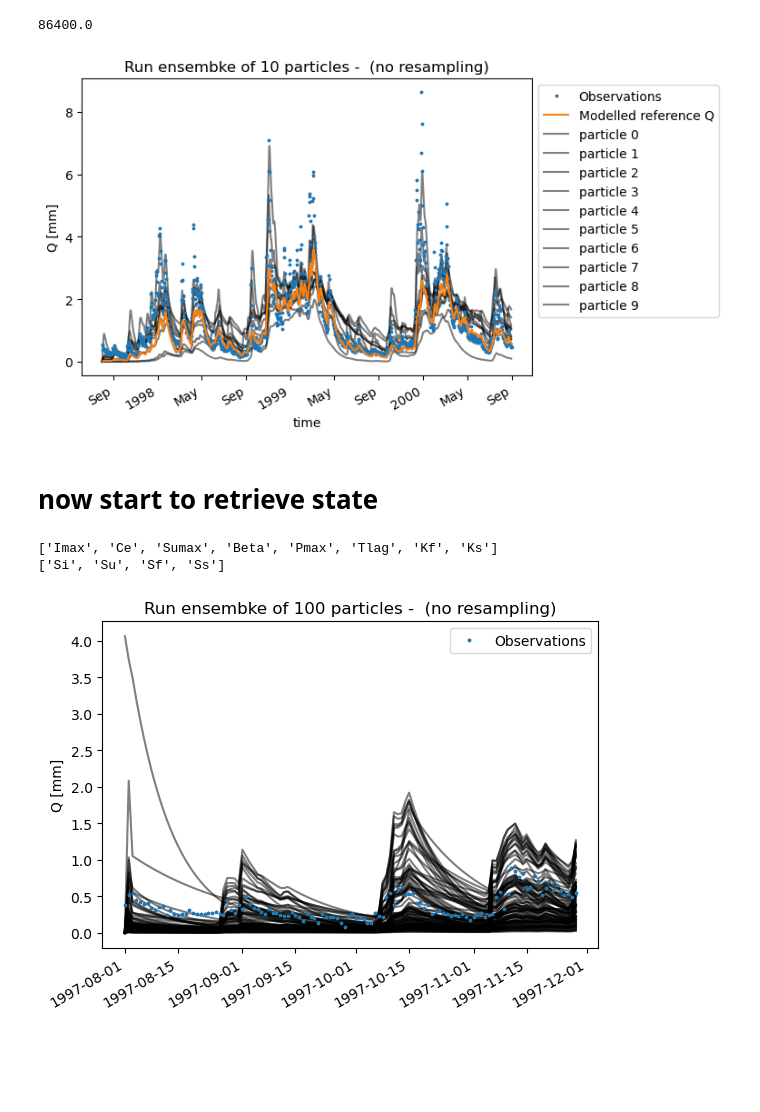
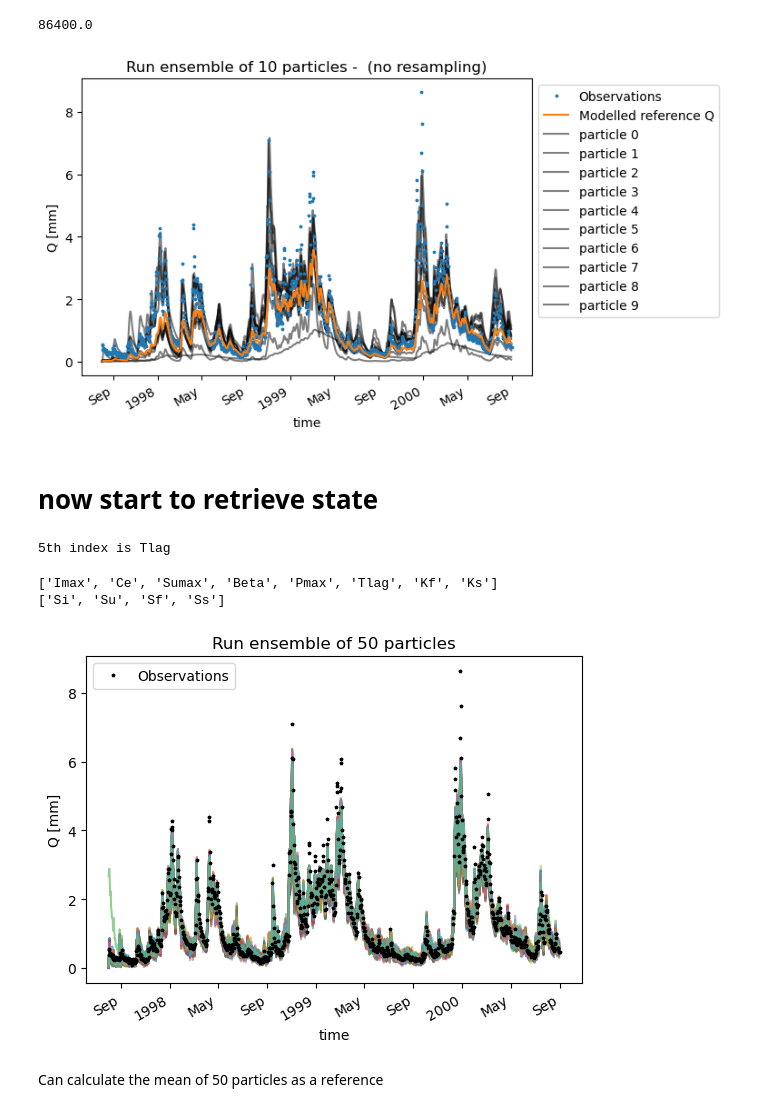
Before and after one commit to Daafip/Msc-Thesis-Notebooks, a Jupyter notebook: 2. Run first DA HBV.ipynb, the cells around one changed output. Saved outputs shown, nothing was run; the diff lists cells and outputs as text; code cells hidden in the pictures; blank space fills up the shorter version.

```diff
--- a/2. Run first DA HBV.ipynb
+++ b/2. Run first DA HBV.ipynb
@@ -156,12 +167,12 @@ df_ensemble = pd.DataFrame(data=Q_m_arr.T,index=time,columns=[f'particle {n}' fo
 fig, ax = plt.subplots(1,1)
 ds["Q"].plot(ax=ax,lw=0,marker="*",ms=2.5,zorder=0,label="Observations")
 ax.plot(df.index, Q_m_in_ref[1:],label="Modelled reference Q");
-df_ensemble.plot(ax=ax,color="k",alpha=0.5,zorder=-1)
 ax.legend(bbox_to_anchor=(1,1))
+df_ensemble.plot(ax=ax,color="k",alpha=0.5,zorder=-1,legend=False)
 ax.set_ylabel("Q [mm]")
 ax.set_title(f"Run ensemble of {n_particles} particles -  (no resampling)");
 # %% [output]
-[figure, old version]
+[figure, new version]
 # %% [markdown]
 # now start to retrieve state
 # %%
@@ -206,7 +209,7 @@ def generate_weights(Q_m_at_ts, obs):
 def add_noise(like_sigma):
     return rng.normal(loc=0, scale=like_sigma)   # log normal so can't go to 0 ?
 # %%
-n_particles = 100
+n_particles = 50 # 50 seems max for current setup :P
 # %%
 # https://stackoverflow.com/questions/65272764/ports-are-not-available-listen-tcp-0-0-0-0-50070-bind-an-attempt-was-made-to
 # %%
@@ -220,6 +223,12 @@ n_param_terms = len(param_names)
 Q_m_arr = np.zeros((n_particles, n_timesteps))
 storage_terms_arr = np.zeros((n_particles, n_timesteps, n_storage_terms))
 parameter_terms_arr = np.zeros((n_particles, n_timesteps, n_param_terms))
+t_lag_max = 20 # for now?
+index_t_lag = 5 # fith parameter (base 0)
+print(f'{index_t_lag}th index is {param_names[index_t_lag]}')
+lag_vector_memory_arr = np.zeros((n_particles, n_timesteps,t_lag_max))
+# %% [output]
+5th index is Tlag
 # %%
 print(param_names)
 print(stor_names)
@@ -231,16 +240,22 @@ time = []
 t_index = 0
  # running for whole timeseries takes long, just do first couple of months to see inpact
 n_days = 120
-while ref_model.time < ref_model.start_time + n_days * ref_model.time_step:
+# while ref_model.time < ref_model.start_time + n_days * ref_model.time_step:
+while ref_model.time < ref_model.end_time:
     time.append(pd.Timestamp(ref_model.time_as_datetime.date()))
 
     # run model forward
     for m_index, ensembleMember in enumerate(ensemble):
         ensembleMember.update()
-        # get
+        # get model, storage and paramers
         Q_m_arr[m_index, t_index] = ensembleMember.get_value("Q_m")[0] # 1 observation per ensemble member - TODO: would be great to just do this in one go!
-        storage_terms_arr[m_index, t_index] = np.array([ensembleMember.get_value(storage) for storage in stor_names]).flatten()
-        parameter_terms_arr[m_index, t_index] = np.array([ensembleMember.get_value(parameter) for parameter in param_names]).flatten()
+        storage_terms_arr[m_index, t_index] = np.array([ensembleMember.get_value(storage) for storage in stor_names]).flatten().copy()
+        parameter_terms_arr[m_index, t_index] = np.array([ensembleMember.get_value(parameter) for parameter in param_names]).flatten().copy()
+
+        # get the memory vector
+        t_lag = int(parameter_terms_arr[m_index, t_index, index_t_lag])
+        lag_vector_memory_arr[m_index, t_index, :t_lag] = np.array([ensembleMember.get_value(f"memory_vector{i}") for i in range(t_lag)]).flatten()
+
 
     Q_obs = ds.sel(time=np.asarray(np.array([ref_model.time]), dtype='datetime64[s]'))["Q"].values # get observed value from xarray
     likelihood = generate_weights(Q_m_arr[:,t_index], Q_obs)
@@ -248,7 +263,8 @@ while ref_model.time < ref_model.start_time + n_days * ref_model.time_step:
 
     new_parameters = parameter_terms_arr[:, t_index].copy()[resample_indices]
     new_storage    = storage_terms_arr[:, t_index].copy()[resample_indices]
-    # new_lag        = lag_terms_prior[resample_indices] # dont have a way to set new lag function as of yet
+    new_storage    = storage_terms_arr[:, t_index].copy()[resample_indices]
+    new_lag        = lag_vector_memory_arr[:,t_index].copy()[resample_indices] # dont have a way to set new lag function as of yet
 
     # add noise
     # TODO: literature to choose sigma
@@ -267,9 +283,10 @@ while ref_model.time < ref_model.start_time + n_days * ref_model.time_step:
     # update the parameters & states
     for index, ensembleMember in enumerate(ensemble):
         # TODO: adjust so that tLag cant go to 0
-        [ensembleMember.set_value(parameter, np.array([new_parameters[index,p_index]])) for p_index, parameter in enumerate(param_names)]
-        [ensembleMember.set_value(storage, np.array([new_storage[index,s_index]])) for s_index, storage in enumerate(stor_names)]
-            # ensembleMember.set_value("memory_vector_lag", new_lag[index])
+        [ensembleMember.set_value(parameter, np.array([new_parameters[index, p_index]])) for p_index, parameter in enumerate(param_names)]
+        [ensembleMember.set_value(storage, np.array([new_storage[index, s_index]])) for s_index, storage in enumerate(stor_names)]
+        new_tlag = new_parameters[index, index_t_lag]
+        [ensembleMember.set_value(f"memory_vector{mem_index}", np.array([new_lag[index, mem_index]])) for mem_index in range(int(new_tlag))]
 
     # advance the index
     t_index+=1
@@ -282,13 +299,13 @@ for index, ensembleMember in enumerate(ensemble):
 df_ensemble = pd.DataFrame(data=Q_m_arr[:,:len(time)].T,index=time,columns=[f'particle {n}' for n in range(n_particles)])
 # %%
 # df_ensemble.plot()
-fig, ax = plt.subplots(1,1)
-ax.plot(ds.time.values[:n_days],ds['Q'].values[:n_days],lw=0,marker="*",ms=2.5,zorder=0,label="Observations")
+fig, ax = plt.subplots(1,1) #,figsize=(12,5))
+# ax.plot(ds.time.values[:n_days],ds['Q'].values[:n_days],lw=0,marker="*",ms=2.5,zorder=0,label="Observations",color="k")
 # ax.plot(df.index, Q_m_in_ref[1:],label="Modelled reference Q");
-# ds['Q'].plot(ax=ax,lw=0,marker="*",ms=2.5,zorder=0,label="Observations")
+ds['Q'].plot(ax=ax,lw=0,marker="*",ms=2.5,zorder=0,label="Observations",color='k')
 ax.legend(bbox_to_anchor=(1,1))
-df_ensemble.plot(ax=ax,color="k",alpha=0.5,zorder=-1,legend=False)
+df_ensemble.plot(ax=ax,alpha=0.5,zorder=-1,legend=False)
 ax.set_ylabel("Q [mm]")
-ax.set_title(f"Run ensemble of {n_particles} particles -  (no resampling)");
+ax.set_title(f"Run ensemble of {n_particles} particles");
 # %% [output]
-[figure, old version]
+[figure, new version]
@@ -294,0 +315,2 @@ ax.set_title(f"Run ensemble of {n_particles} particles -  (no resampling)");
+# %% [markdown]
+Can calculate the mean of 50 particles as a reference
```
Also changed, not shown: parts of 9 cells of this notebook, 3 other files.
